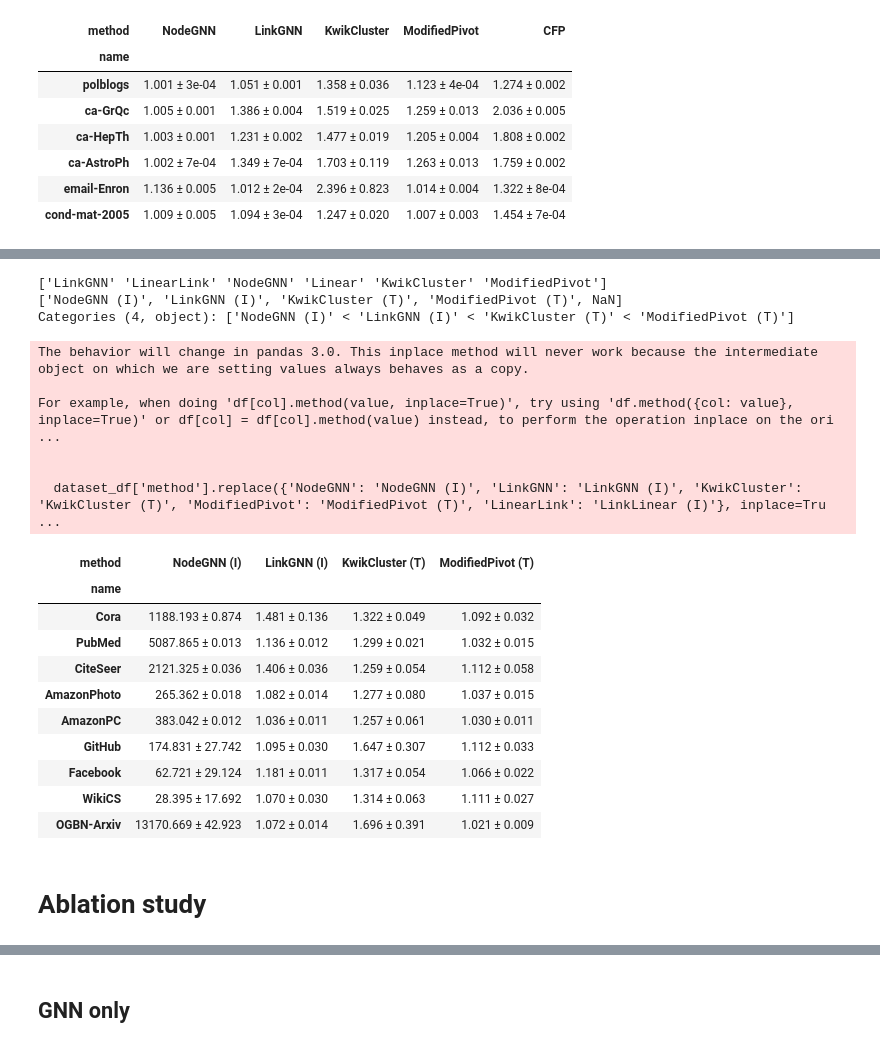
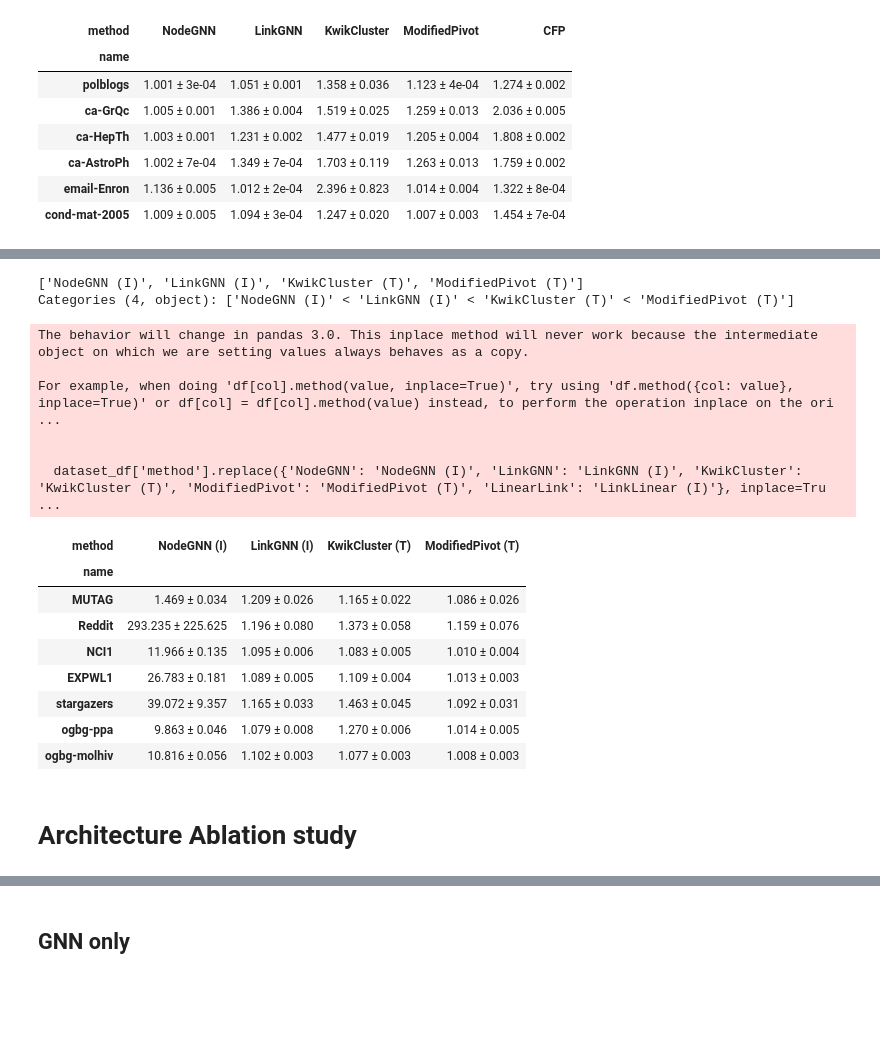
Before and after one commit to FrappaN/ccgnn, a Jupyter notebook: notebooks/plots_cc.ipynb, the cells around one changed output, grey strips where cells are left out. Drawn from its saved outputs; the diff is of its cells as text; code cells hidden in the pictures; blank space fills up the shorter version.

Commit message:
Update to inductive setting and pooling methods
Co-authored-by: Copilot <copilot@github.com>

```diff
--- a/notebooks/plots_cc.ipynb
+++ b/notebooks/plots_cc.ipynb
@@ -14,13 +13,14 @@ sns.set_context('paper', font_scale=2)
 # %%
 def load_result(file, inductive=False):
-    df = pd.read_csv(f'./results/{file}')
+    df = pd.read_csv(f'../results/{file}')
     if inductive:
         # rename 'test_cost' as 'cost'
         df = df.rename(columns={'test_cost': 'cost'})
+        # conserve only rows where feature_type is node2vec if method in ['NodeGNN', 'LinkGNN']
+        df = df[~((df['method'].isin(['NodeGNN', 'LinkGNN'])) & (df['feature_type'] != 'node2vec'))]
     # rename "GNN" as "NodeGNN"
     df['method'] = df['method'].replace({'GNN': 'NodeGNN', 'kwikcluster': 'KwikCluster', 'modified_pivot': 'ModifiedPivot',})
     # rename AmazonComputers as AmazonPC
-    df['name'] = df['name'].replace({'AmazonComputers': 'AmazonPC', 'FacebookPagePage': 'Facebook'})
     return df
 
 
@@ -74,7 +74,6 @@ def clean_df(full_df, datasets, inductive=False):
     dataset_df = full_df[full_df['name'].isin(datasets)]
 
     dataset_df = dataset_df[~dataset_df['method'].isin(['EMBOnly',])]
-    print(dataset_df['method'].unique())
     dataset_df = dataset_df[~dataset_df['objective'].isin([ 'MinClustering', 'MinIntraDisagree'])]
 
     if inductive:
@@ -111,9 +110,12 @@ def plot_cost_results(full_df, title, datasets, ylims=(0.9, 2.1), figsize=(12,6)
     plt.legend(title='Method')
     plt.grid(True)
     plt.tight_layout()
-    plt.savefig(f'./results/figures/costs_across_{title}.pdf')
+    #plt.savefig(f'./results/figures/costs_across_{title}.pdf')
     plt.show()
     return
+
+
+
 
 
 
@@ -129,40 +131,48 @@ def plot_cost_results_inductive(full_df, title, datasets, ylims=[(0.9, 2.1), (7,
 
     dataset_df['cost'] = dataset_df.groupby(['name', 'run'])['cost'].transform(lambda x: x / x.min())
     #dataset_df['cost'] = dataset_df.groupby('name')['cost'].transform(lambda x: x / x.min())
+    # set seaborn context to paper and font scale to 1.5 and a serif font
+    sns.set_context('paper', font_scale=2.3)
+    sns.set_style("ticks", {"font.family": "serif", "font.serif": ["Times", "Palatino", "New Century Schoolbook", "Bookman", "Computer Modern Roman"]})
 
     fig, (ax1, ax2) = plt.subplots(2, 1, sharex=True, figsize=figsize)
     fig.subplots_adjust(hspace=0.05)  # adjust space between Axes
 
-    set2_colors = sns.color_palette("Set2")
+    set2_colors = sns.color_palette("colorblind")
     set2_first = set2_colors[0]
 
     # higher plot: NodeGNN
-    sns.pointplot(data=dataset_df[dataset_df['method']=='NodeGNN (I)'], x='name', y='cost', linestyle='', marker='o', color=set2_first, markersize=s, linewidth=s/3, errorbar='se', ax=ax1)
+    sns.pointplot(data=dataset_df[dataset_df['method'] == 'NodeGNN (I)'], x='name', y='cost', linestyle='', marker='o', color=set2_first, markersize=s, linewidth=s/3, errorbar='se', ax=ax1)
 
     # lower plot: other methods
-    sns.pointplot(data=dataset_df[dataset_df['method']!='NodeGNN (I)'], x='name', y='cost', hue='method', palette='Set2', linestyle='', dodge=0.5, markers=['s', 'D', 'X', 'P'], markersize=s, linewidth=s/3, errorbar='se', ax=ax2)
+    sns.pointplot(data=dataset_df, x='name', y='cost', hue='method', palette='colorblind', linestyle='', dodge=0.7, markers=['o', 's', 'D', '^'], markersize=s, linewidth=s/3, errorbar='se', ax=ax2,)
 
     ax2.set_ylim(*ylims[0])
     ax2.set_xlabel('')
     ax1.set_ylabel('')
     ax2.set_ylabel('')
 
-    fig.supylabel('MD cost (normalized by min)')
+    fig.supylabel('Approximation Ratio')
 
     ax2.legend_.remove()
-    fig.legend(title='Method', loc='center left', bbox_to_anchor=(0.1, 0.5))
+    fig.legend(title='', loc='upper center', bbox_to_anchor=(0.54, 1.03), ncol=4, frameon=False)
     #
     ax1.grid(True)
     ax2.grid(True)
 
     # hide the spines between ax and ax2
-
     ax1.spines.bottom.set_visible(False)
     ax2.spines.top.set_visible(False)
     ax1.xaxis.tick_top()
+
     ax1.tick_params(labeltop=False)  # don't put tick labels at the top
     ax1.set_ylim(*ylims[1])
     ax2.xaxis.tick_bottom()
+
+    # rotate x labels by 45 degrees and shift them to the right
+    plt.setp(ax2.get_xticklabels(), rotation=45)
+
+
     if logscale:
         ax1.set_yscale('log')
 
@@ -179,7 +189,7 @@ def plot_cost_results_inductive(full_df, title, datasets, ylims=[(0.9, 2.1), (7,
     ax1.plot([0, 1], [0, 0], transform=ax1.transAxes, **kwargs)
     ax2.plot([0, 1], [1, 1], transform=ax2.transAxes, **kwargs)
     plt.tight_layout()
-    plt.savefig(f'./results/figures/costs_across_inductive_{title}.pdf')
+    #plt.savefig(f'./results/final/figures/costs_across_inductive_{title}.pdf', bbox_inches='tight')
     plt.show()
     return
 # %% [markdown]
@@ -375,6 +348,8 @@ Categories (5, object): ['NodeGNN' < 'LinkGNN' < 'KwikCluster' < 'ModifiedPivot'
 # %%
+inductive_datasets = ['MUTAG', 'Reddit', 'NCI1', 'EXPWL1',  'stargazers', 'ogbg-ppa', 'ogbg-molhiv']
+
 full_df_inductive = load_result('full_results_inductive.csv', inductive=True)
 
-plot_cost_results_inductive(full_df_inductive, 'feature_datasets', feature_datasets, ylims=[(0.9,2.2), (8, 110000)], figsize=(16,8), s=18, logscale=True)
+plot_cost_results_inductive(full_df_inductive, 'inductive_datasets', inductive_datasets, ylims=[(0.95,1.57), (5, 110000)], figsize=(15,8), s=18, logscale=True)
 #plot_cost_results(full_df_inductive, 'inductive_feature_datasets', feature_datasets, logscale=True, figsize=(16,8), ylims=(0.8, 1100), s=15, inductive=True)
 # %% [output]
@@ -439,41 +408,38 @@ Categories (5, object): ['NodeGNN' < 'LinkGNN' < 'KwikCluster' < 'ModifiedPivot'
 # %%
-df_inductive = clean_df(full_df_inductive, feature_datasets, inductive=True)
+df_inductive = clean_df(full_df_inductive, inductive_datasets, inductive=True)
 #print(df_inductive['method'].unique())
 # only use 'NodeGNN', 'LinkGNN', 'KwikCluster'
 #df_inductive = df_inductive[df_inductive['method'].isin(['NodeGNN (I)', 'LinkGNN (I)', 'KwikCluster (T)', 'ModifiedPivot (T)', 'LinkLinear (I)'])]
 
 variables = ['cost',]
 agg_df = aggregate_df(df_inductive, variables=variables)
 agg_df.dropna(inplace=True, axis=1)
 # rename methods to 'NodeGNN (I)', 'LinkGNN (I)', 'KwikCluster (T)'
 #agg_df = agg_df.rename(columns={'NodeGNN': 'NodeGNN (I)', 'LinkGNN': 'LinkGNN (I)', 'KwikCluster': 'KwikCluster (T)', 'ModifiedPivot': 'ModifiedPivot (T)'})
 # remove metric from indexn
 agg_df = agg_df.reset_index(level='metric', drop=True)
-agg_df.to_latex('./results/tables/inductive_feature_datasets_agg_results.tex')
+#agg_df.to_latex('./results/tables/inductive_feature_datasets_agg_results.tex')
 agg_df
 # %% [output]
-['LinkGNN' 'LinearLink' 'NodeGNN' 'Linear' 'KwikCluster' 'ModifiedPivot']
-['NodeGNN (I)', 'LinkGNN (I)', 'KwikCluster (T)', 'ModifiedPivot (T)', NaN]
+['NodeGNN (I)', 'LinkGNN (I)', 'KwikCluster (T)', 'ModifiedPivot (T)']
 Categories (4, object): ['NodeGNN (I)' < 'LinkGNN (I)' < 'KwikCluster (T)' < 'ModifiedPivot (T)']
 The behavior will change in pandas 3.0. This inplace method will never work because the intermediate object on which we are setting values always behaves as a copy.
 
 For example, when doing 'df[col].method(value, inplace=True)', try using 'df.method({col: value}, inplace=True)' or df[col] = df[col].method(value) instead, to perform the operation inplace on the ori ...
 
 
   dataset_df['method'].replace({'NodeGNN': 'NodeGNN (I)', 'LinkGNN': 'LinkGNN (I)', 'KwikCluster': 'KwikCluster (T)', 'ModifiedPivot': 'ModifiedPivot (T)', 'LinearLink': 'LinkLinear (I)'}, inplace=Tru ...
 | method | NodeGNN (I) | LinkGNN (I) | KwikCluster (T) | ModifiedPivot (T) |
 | name |  |  |  |  |
-| Cora | 1188.193 ± 0.874 | 1.481 ± 0.136 | 1.322 ± 0.049 | 1.092 ± 0.032 |
-| PubMed | 5087.865 ± 0.013 | 1.136 ± 0.012 | 1.299 ± 0.021 | 1.032 ± 0.015 |
-| CiteSeer | 2121.325 ± 0.036 | 1.406 ± 0.036 | 1.259 ± 0.054 | 1.112 ± 0.058 |
-| AmazonPhoto | 265.362 ± 0.018 | 1.082 ± 0.014 | 1.277 ± 0.080 | 1.037 ± 0.015 |
-| AmazonPC | 383.042 ± 0.012 | 1.036 ± 0.011 | 1.257 ± 0.061 | 1.030 ± 0.011 |
-| GitHub | 174.831 ± 27.742 | 1.095 ± 0.030 | 1.647 ± 0.307 | 1.112 ± 0.033 |
-| Facebook | 62.721 ± 29.124 | 1.181 ± 0.011 | 1.317 ± 0.054 | 1.066 ± 0.022 |
-| WikiCS | 28.395 ± 17.692 | 1.070 ± 0.030 | 1.314 ± 0.063 | 1.111 ± 0.027 |
-| OGBN-Arxiv | 13170.669 ± 42.923 | 1.072 ± 0.014 | 1.696 ± 0.391 | 1.021 ± 0.009 |
+| MUTAG | 1.469 ± 0.034 | 1.209 ± 0.026 | 1.165 ± 0.022 | 1.086 ± 0.026 |
+| Reddit | 293.235 ± 225.625 | 1.196 ± 0.080 | 1.373 ± 0.058 | 1.159 ± 0.076 |
+| NCI1 | 11.966 ± 0.135 | 1.095 ± 0.006 | 1.083 ± 0.005 | 1.010 ± 0.004 |
+| EXPWL1 | 26.783 ± 0.181 | 1.089 ± 0.005 | 1.109 ± 0.004 | 1.013 ± 0.003 |
+| stargazers | 39.072 ± 9.357 | 1.165 ± 0.033 | 1.463 ± 0.045 | 1.092 ± 0.031 |
+| ogbg-ppa | 9.863 ± 0.046 | 1.079 ± 0.008 | 1.270 ± 0.006 | 1.014 ± 0.005 |
+| ogbg-molhiv | 10.816 ± 0.056 | 1.102 ± 0.003 | 1.077 ± 0.003 | 1.008 ± 0.003 |
 # %% [markdown]
-# Ablation study
+# Architecture Ablation study
 # %%
 
 df = load_result('full_results_ablation.csv')
```
Also changed, not shown: parts of 14 cells of this notebook, 8 other files.
